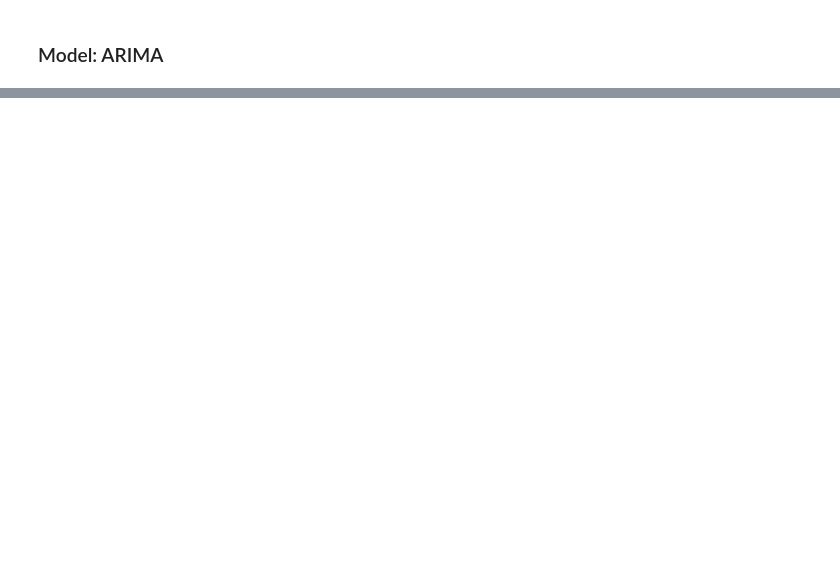
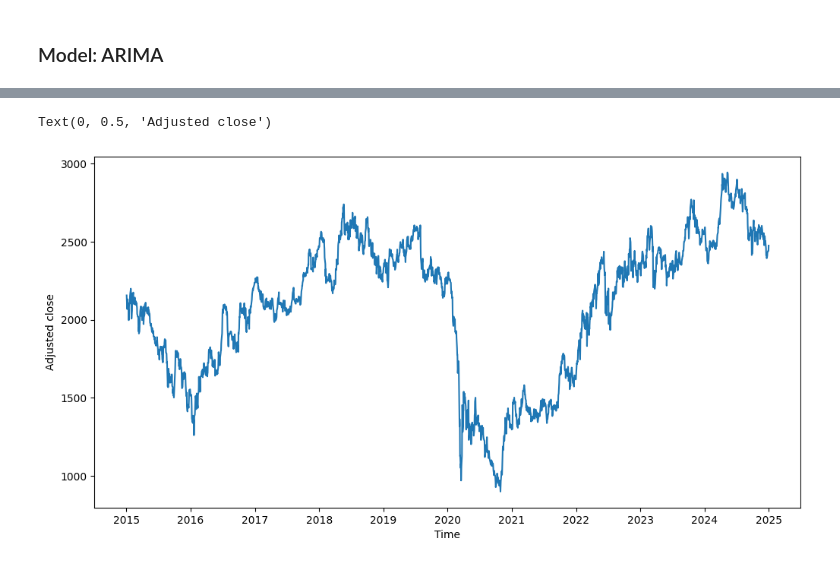
Before and after one commit to San0160/Stocks_Predection, a Jupyter notebook: Stocks.ipynb, the cells around one changed output, grey strips where cells are left out. Drawn from its saved outputs; the diff is of its cells as text; code cells hidden in the pictures; blank space fills up the shorter version.

```diff
--- a/Stocks.ipynb
+++ b/Stocks.ipynb
@@ -370,0 +342,15 @@ adfuller(data_diff)
+# %%
+data2.columns = data2.columns.droplevel(1)
+data2 = data2.reset_index()
+# %%
+data2.drop(["Close", "High", "Low", "Open", "Volume"], axis = 1, inplace = True)
+# %%
+# Plot the data
+
+plt.figure(figsize = (12,6))
+plt.plot(data2["Date"], data2["Adj Close"])
+plt.xlabel("Time")
+plt.ylabel("Adjusted close")
+# %% [output]
+Text(0, 0.5, 'Adjusted close')
+[figure, added]
```
Also changed, not shown: parts of 27 cells of this notebook, 5 other files.
